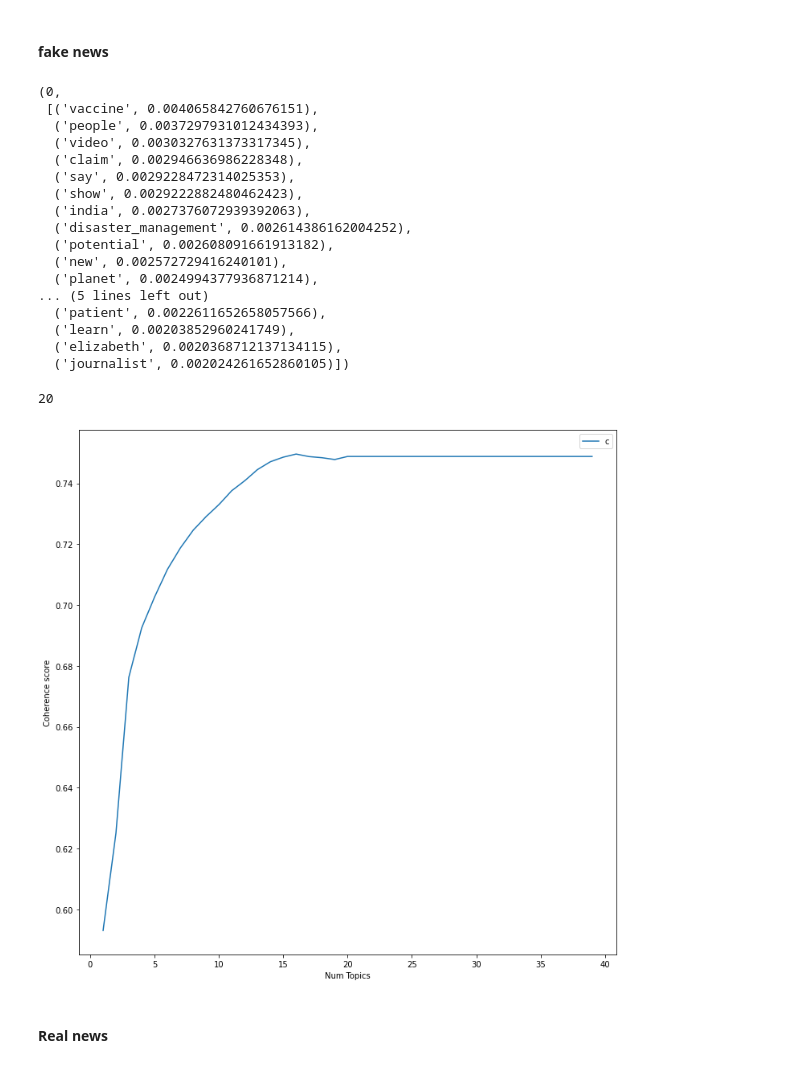
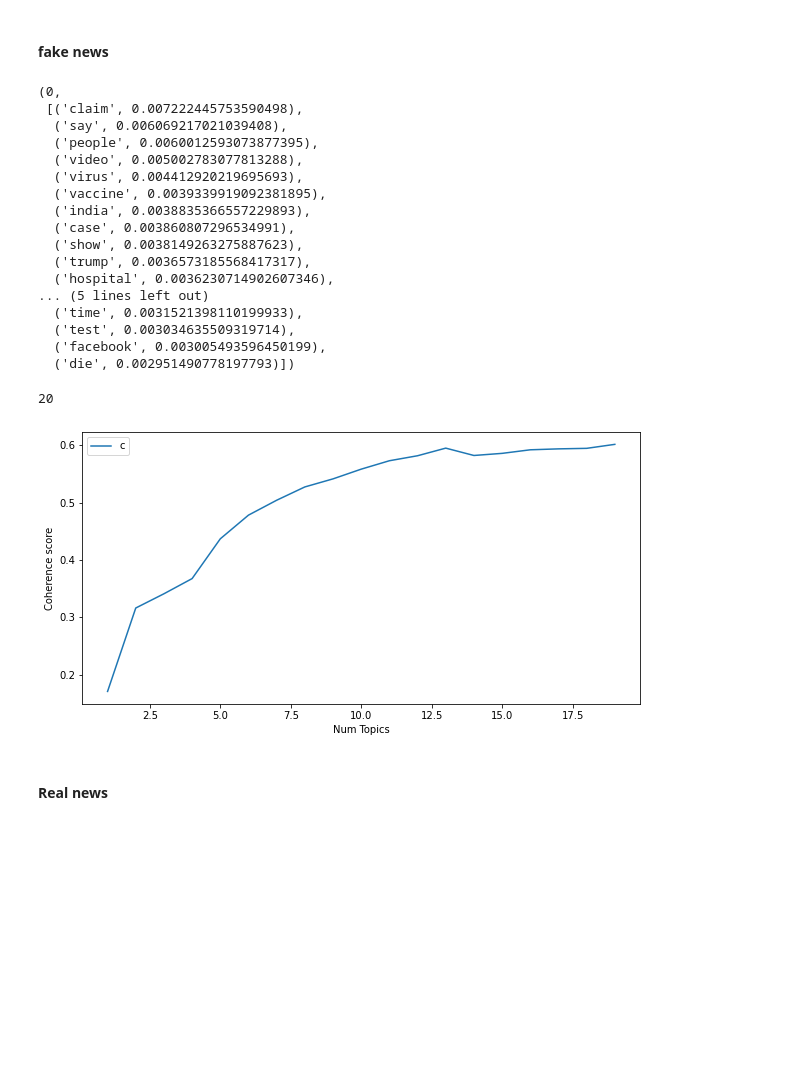
Before and after one commit to RosaLucassen/NLP_Analysis_COVID19, a Jupyter notebook: Gensim and HDP.ipynb, the cells around one changed output. Cells and saved outputs as stored; diff of their text form; code cells hidden in the pictures; blank space fills up the shorter version.

```diff
--- a/Gensim and HDP.ipynb
+++ b/Gensim and HDP.ipynb
@@ -142,7 +142,7 @@ def pre_processer_real(corpus):
     counts = Counter(flat_real)
     total_words = sum(counts.values())
     for word in counts:
-        counts[word] = counts[word] * (10000) / total_words
+        counts[word] = counts[word] #* (10000) / total_words
     return counts, counts.most_common(), flat_real, tokenized_texts
 
 def pre_processer_fake(corpus):
@@ -170,7 +170,7 @@ def pre_processer_fake(corpus):
     counts = Counter(flat_fake)
     total_words = sum(counts.values())
     for word in counts:
-        counts[word] = counts[word] * (10000) / total_words
+        counts[word] = counts[word] #* (10000) / total_words
     return counts, counts.most_common(), flat_fake, tokenized_texts
 # %% [markdown]
 ## Function: distinctive words
@@ -511,31 +526,29 @@ from gensim.models import CoherenceModel, HdpModel
 # %%
-dictionary = Dictionary(tokenized_texts_fake) # get the vocabulary
-dictionary.filter_extremes(no_below=5, no_above=0.5)
-corpus = [dictionary.doc2bow(text) for text in tokenized_texts_fake]
-PATH_TO_MALLET = '/Users/rosalucassen/Documents/UU/DataMining/mallet-2.0.8/bin/mallet'
-
-hdpmodel = HdpModel(corpus=corpus, id2word=dictionary)
+id2word = Dictionary(tokenized_texts_fake) # get the vocabulary
+#dictionary.filter_extremes(no_below=5, no_above=0.5)
+corpus = [id2word.doc2bow(text) for text in tokenized_texts_fake]
+hdpmodel = HdpModel(corpus=corpus, id2word=id2word)
 # %%
 hdptopics = hdpmodel.show_topics(formatted=False)
 hdptopics[0]
 # %% [output]
 (0,
- [('vaccine', 0.004065842760676151),
-  ('people', 0.0037297931012434393),
-  ('video', 0.0030327631373317345),
-  ('claim', 0.002946636986228348),
-  ('say', 0.0029228472314025353),
-  ('show', 0.0029222882480462423),
-  ('india', 0.0027376072939392063),
-  ('disaster_management', 0.002614386162004252),
-  ('potential', 0.002608091661913182),
-  ('new', 0.002572729416240101),
-  ('planet', 0.0024994377936871214),
+ [('claim', 0.007222445753590498),
+  ('say', 0.006069217021039408),
+  ('people', 0.0060012593073877395),
+  ('video', 0.005002783077813288),
+  ('virus', 0.004412920219695693),
+  ('vaccine', 0.0039339919092381895),
+  ('india', 0.0038835366557229893),
+  ('case', 0.003860807296534991),
+  ('show', 0.0038149263275887623),
+  ('trump', 0.0036573185568417317),
+  ('hospital', 0.0036230714902607346),
 ... (5 lines left out)
-  ('patient', 0.0022611652658057566),
-  ('learn', 0.00203852960241749),
-  ('elizabeth', 0.0020368712137134115),
-  ('journalist', 0.002024261652860105)])
+  ('time', 0.0031521398110199933),
+  ('test', 0.003034635509319714),
+  ('facebook', 0.003005493596450199),
+  ('die', 0.002951490778197793)])
 # %%
 len(hdptopics)
 # %% [output]
@@ -545,23 +558,23 @@ hdptopics = [[word for word, prob in topic] for topicid, topic in hdptopics]
 # %%
 coherence_values_fake = []
 model_list = []
-for num_topics in range(1, 40):
+for num_topics in range(1, 20):
     coherencemodel = CoherenceModel(topics=hdptopics[:num_topics],
                                texts=tokenized_texts_fake,
-                               dictionary=dictionary,
+                               dictionary=id2word,
                                window_size=10).get_coherence()
     coherence_values_fake.append(coherencemodel)
 # %%
-limit=40; start=1; step=1;
+limit=20; start=1; step=1;
 x = range(start, limit, step)
-plt.figure(figsize=(12,12))
+plt.figure(figsize=(10,5))
 plt.plot(x, coherence_values_fake)
 plt.xlabel("Num Topics")
 plt.ylabel("Coherence score")
 plt.legend(("coherence_values"), loc='best')
 plt.show()
 # %% [output]
-[figure, old version]
+[figure, new version]
 # %% [markdown]
 #### Real news
 # %%
```
Also changed, not shown: parts of 12 cells of this notebook.
